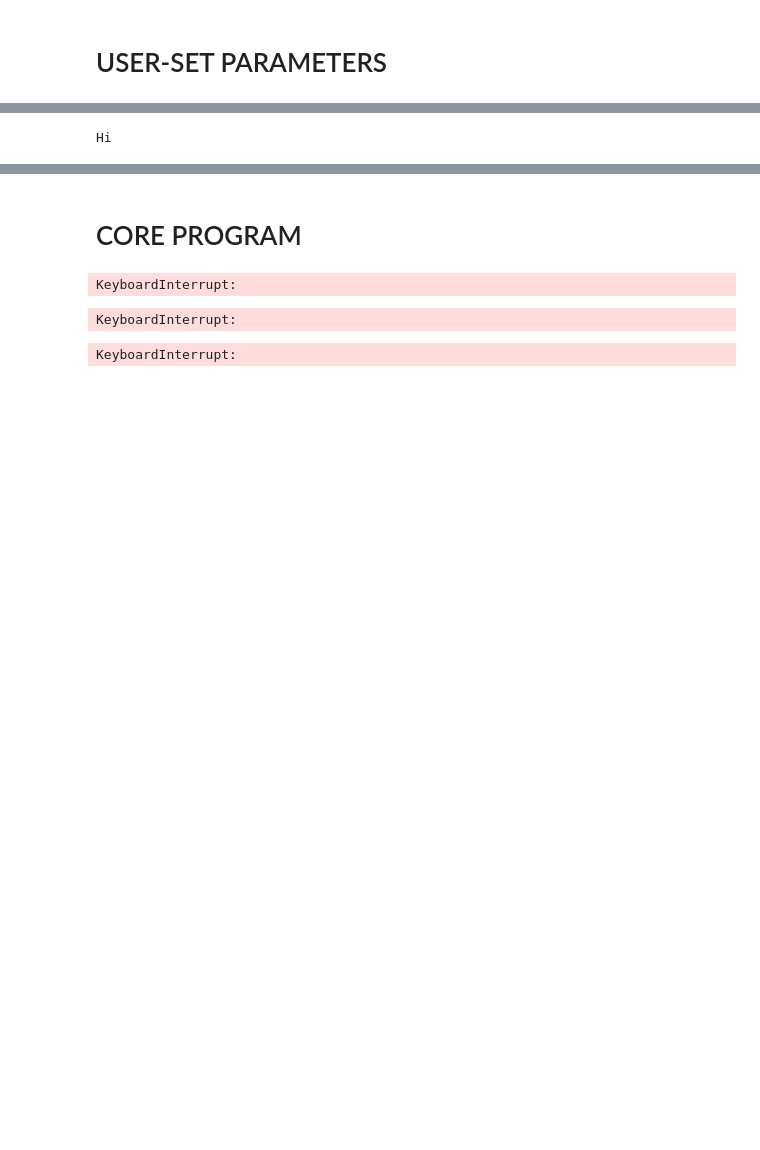
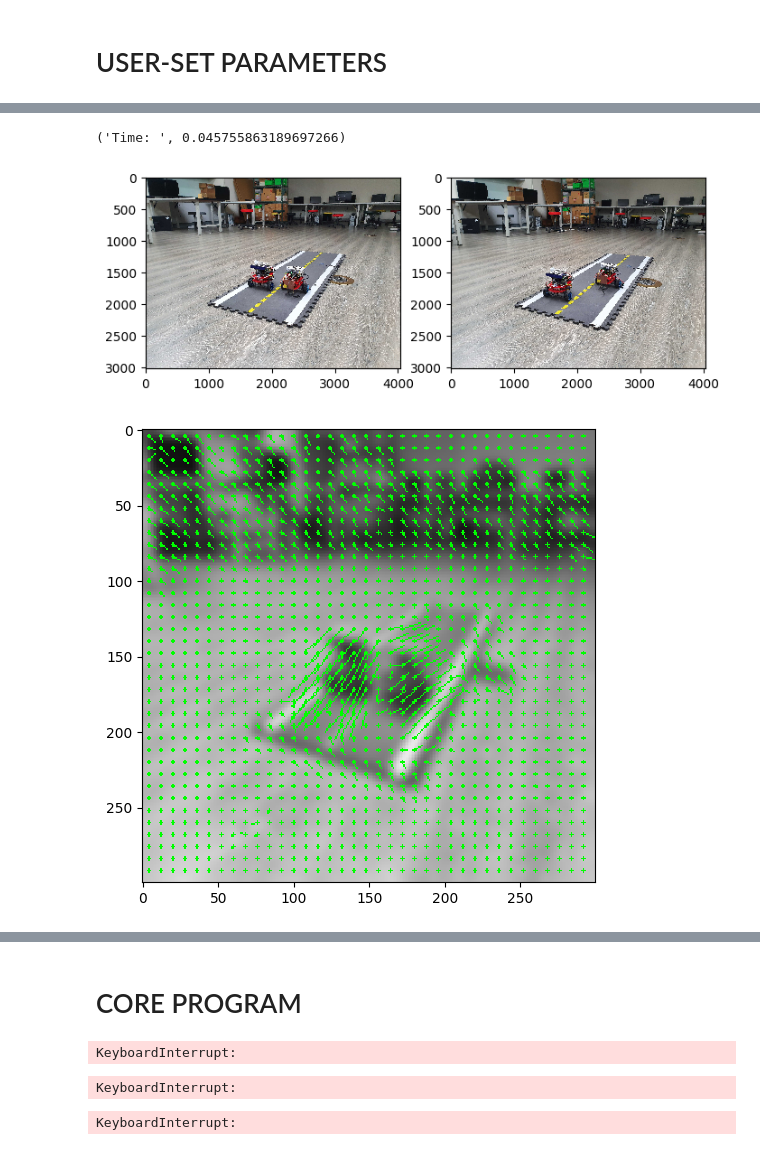
Before and after one commit to championway/traffic_motion_detection, a Jupyter notebook: test.ipynb, the cells around one changed output, grey strips where cells are left out. Cells and saved outputs as stored; diff of their text form; code cells hidden in the pictures; blank space fills up the shorter version.

```diff
--- a/test.ipynb
+++ b/test.ipynb
@@ -96,4 +107,0 @@ Move
-# %%
-print "Hi"
-# %% [output]
-Hi
@@ -99,0 +185,26 @@ Hi
+# %%
+input_1, input_2 = img_2.copy(), img_6.copy()
+
+start_t = time.time()
+# Resize and save a greyscale version of the image
+frame_1 = cv2.resize(input_1, (300, 300), interpolation=cv2.INTER_CUBIC)
+gray_1 = cv2.cvtColor(frame_1, cv2.COLOR_BGR2GRAY)
+frame_2 = cv2.resize(input_2, (300, 300), interpolation=cv2.INTER_CUBIC)
+gray_2 = cv2.cvtColor(frame_2, cv2.COLOR_BGR2GRAY)
+
+gray_1 = cv2.GaussianBlur(gray_1, (21, 21), 0)
+gray_2 = cv2.GaussianBlur(gray_2, (21, 21), 0)
+
+flow = cv2.calcOpticalFlowFarneback(gray_1, gray_2, None,0.5,5,15,3,5,1.1,cv2.OPTFLOW_FARNEBACK_GAUSSIAN)
+
+flow_img = draw_flow(gray_1, flow)
+
+overlapping = cv2.addWeighted(flow_img, 0.5, draw_hsv(flow), 0.5, 0)
+
+print("Time: ", time.time() - start_t)
+
+plot_img(input_1, input_2, flow_img, overlapping)
+# %% [output]
+('Time: ', 0.045755863189697266)
+[figure, added]
+[figure, added]
```
Also changed, not shown: parts of 8 cells of this notebook, 1 other file.
